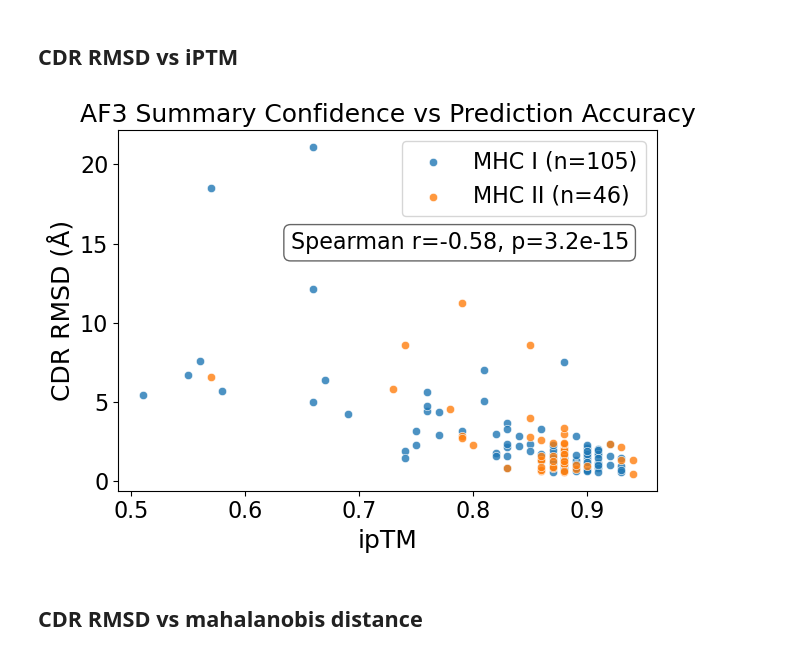
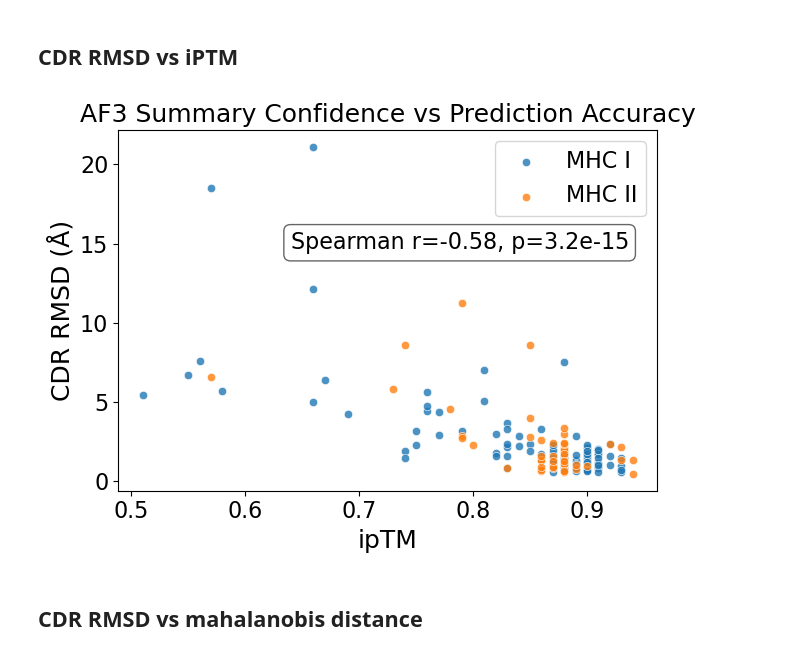
Before and after one commit to AltinLab/tcrtrifold-experiments, a Jupyter notebook: notebooks/fig_1/af3_corr_of_rmsd.ipynb, the cells around one changed output. Cells and saved outputs as stored; diff of their text form; code cells hidden in the pictures.

```diff
--- a/notebooks/fig_1/af3_corr_of_rmsd.ipynb
+++ b/notebooks/fig_1/af3_corr_of_rmsd.ipynb
@@ -58,6 +58,7 @@ def plot_correlation(
     method: str = "spearman",
     title: str | None = None,
     disp_mhc_class: bool = True,
+    leg=False,
 ) -> plt.Figure:
     """
     Scatter‐plot x vs y, color points by mhc_class ('I' or 'II'),
@@ -108,7 +109,7 @@ def plot_correlation(
             ax.scatter(
                 x[mask],
                 y[mask],
-                label=f"MHC {cls} (n={mask.sum()})",
+                label=f"MHC {cls}",
                 color=color,
                 alpha=0.8,
                 edgecolors="w",
@@ -145,7 +146,8 @@ def plot_correlation(
     )
 
     # legend
-    ax.legend(loc="upper right", fontsize=16)
+    if leg:
+        ax.legend(loc="upper right", fontsize=16)
     plt.tight_layout()
     return fig
 # %% [markdown]
@@ -153,19 +155,20 @@ def plot_correlation(
 # %%
 y = pdb_af3.select("cdr_rmsd_af3_4").to_series().to_numpy()
 x = pdb_af3.select("iptm").to_series().to_numpy()
 mhc_class = pdb_af3.select("mhc_class").to_series().to_numpy()
 
 fig = plot_correlation(
     x,
     y,
     mhc_class,
     ylabel="CDR RMSD (Å)",
     xlabel="ipTM",
     method="spearman",
     title="AF3 Summary Confidence vs Prediction Accuracy",
+    leg=True,
 )
 # %% [output]
-[figure, old version]
+[figure, new version]
 # %% [markdown]
 ## CDR RMSD vs mahalanobis distance
 # %% [markdown]
```
Also changed, not shown: parts of 3 cells of this notebook, 15 other files.
